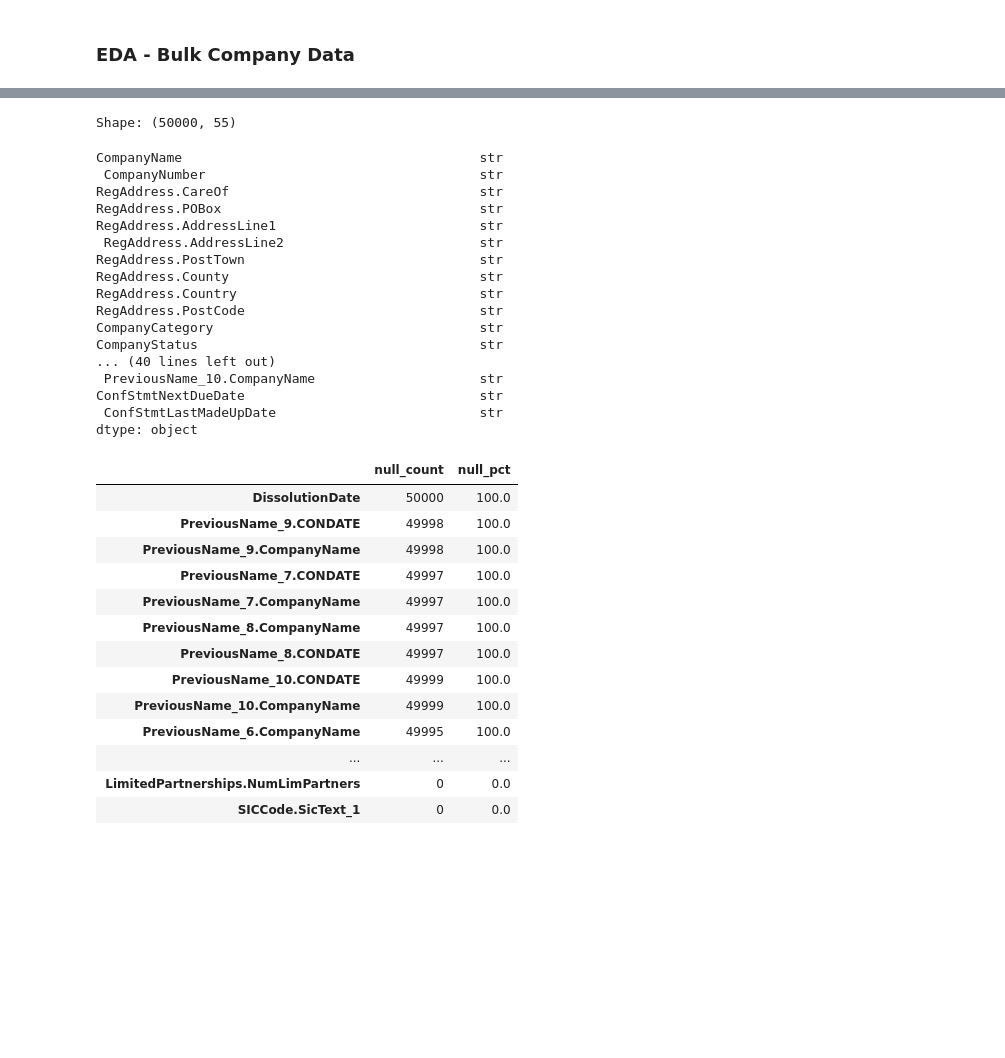
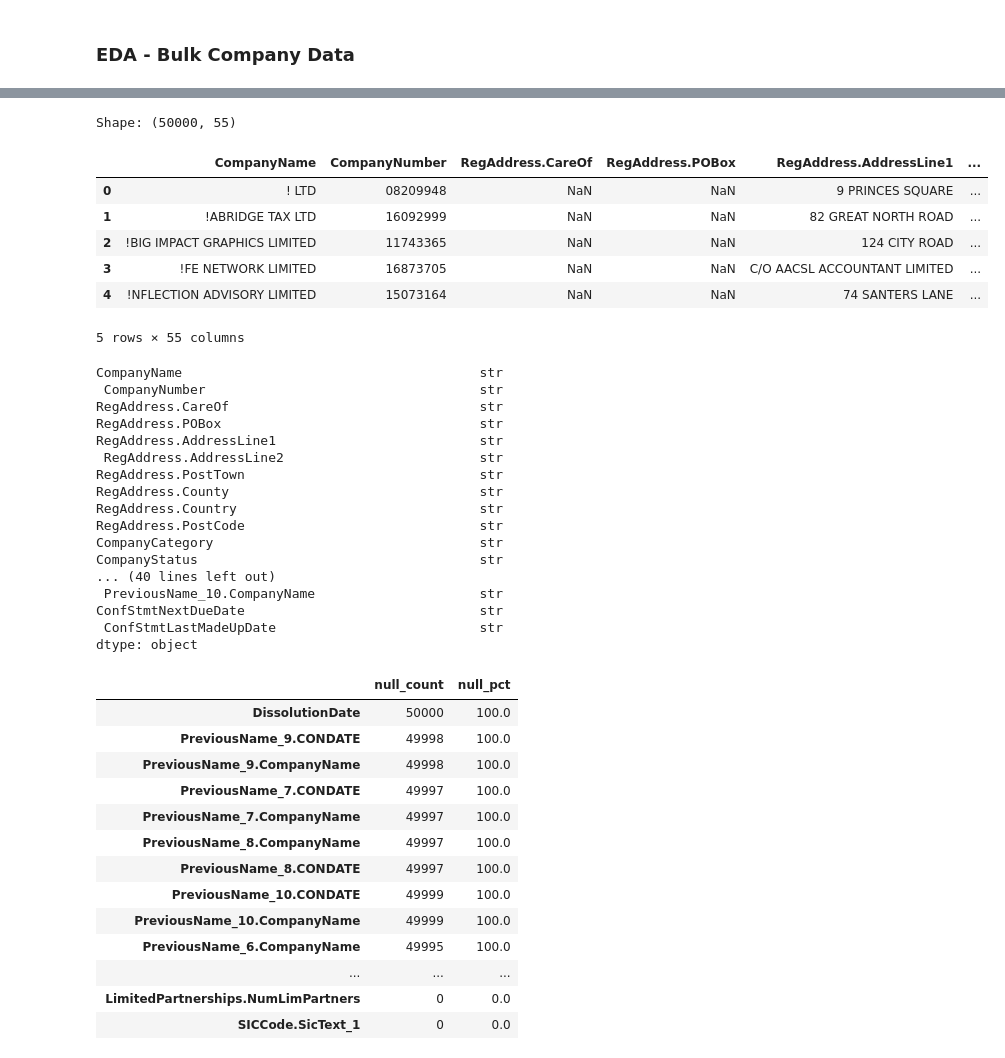
Before and after one commit to Viklin41/lloyds-commercial-banking-intelligence-2026, a Jupyter notebook: notebooks/01_companies_house.ipynb, the cells around one changed output, grey strips where cells are left out. Cells and saved outputs as stored; diff of their text form; code cells hidden in the pictures; blank space fills up the shorter version.

```diff
--- a/notebooks/companies_house.ipynb
+++ b/notebooks/01_companies_house.ipynb
@@ -81,26 +50,39 @@ for col in date_cols:
     df[col] = pd.to_datetime(df[col], format="%d/%m/%Y", errors="coerce")
 
 print(f"Shape: {df.shape}")
-df.dtypes
 # %% [output]
 Shape: (50000, 55)
-CompanyName                                      str
- CompanyNumber                                   str
-RegAddress.CareOf                                str
-RegAddress.POBox                                 str
-RegAddress.AddressLine1                          str
- RegAddress.AddressLine2                         str
-RegAddress.PostTown                              str
-RegAddress.County                                str
-RegAddress.Country                               str
-RegAddress.PostCode                              str
-CompanyCategory                                  str
-CompanyStatus                                    str
-... (40 lines left out)
- PreviousName_10.CompanyName                     str
-ConfStmtNextDueDate                              str
- ConfStmtLastMadeUpDate                          str
-dtype: object
+# %%
+df.head()
+# %% [output]
+|  | CompanyName | CompanyNumber | RegAddress.CareOf | RegAddress.POBox | RegAddress.AddressLine1 | ... |
+| 0 | ! LTD | 08209948 | NaN | NaN | 9 PRINCES SQUARE | ... |
+| 1 | !ABRIDGE TAX LTD | 16092999 | NaN | NaN | 82 GREAT NORTH ROAD | ... |
+| 2 | !BIG IMPACT GRAPHICS LIMITED | 11743365 | NaN | NaN | 124 CITY ROAD | ... |
+| 3 | !FE NETWORK LIMITED | 16873705 | NaN | NaN | C/O AACSL ACCOUNTANT LIMITED | ... |
+| 4 | !NFLECTION ADVISORY LIMITED | 15073164 | NaN | NaN | 74 SANTERS LANE | ... |
+5 rows × 55 columns
+# %%
+
+df.dtypes
+# %% [output]
+CompanyName                                      str
+ CompanyNumber                                   str
+RegAddress.CareOf                                str
+RegAddress.POBox                                 str
+RegAddress.AddressLine1                          str
+ RegAddress.AddressLine2                         str
+RegAddress.PostTown                              str
+RegAddress.County                                str
+RegAddress.Country                               str
+RegAddress.PostCode                              str
+CompanyCategory                                  str
+CompanyStatus                                    str
+... (40 lines left out)
+ PreviousName_10.CompanyName                     str
+ConfStmtNextDueDate                              str
+ ConfStmtLastMadeUpDate                          str
+dtype: object
 # %%
 null_summary = df.isnull().sum().rename("null_count").to_frame()
 null_summary["null_pct"] = (null_summary["null_count"] / len(df) * 100).round(1)
```
Also changed, not shown: parts of 3 cells of this notebook, 1 other file.
